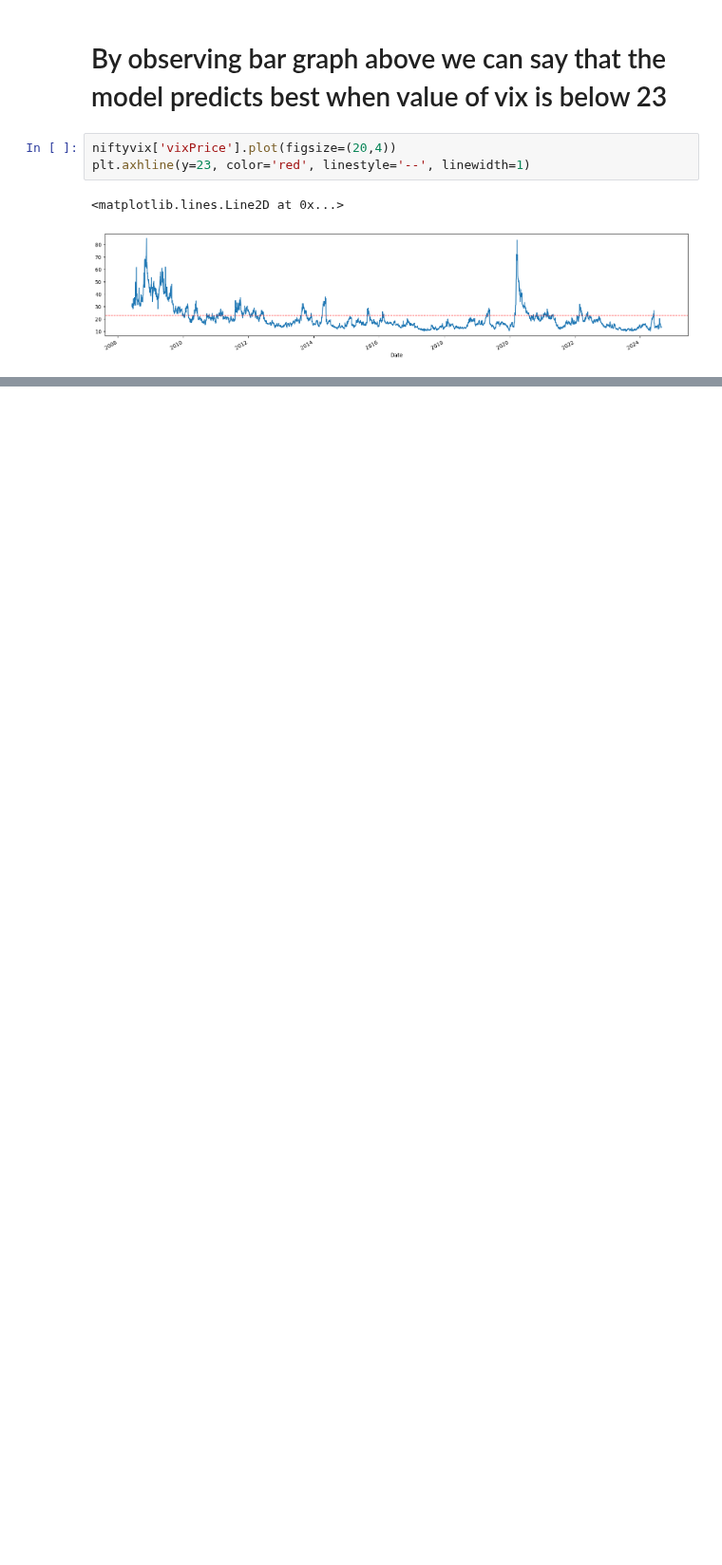
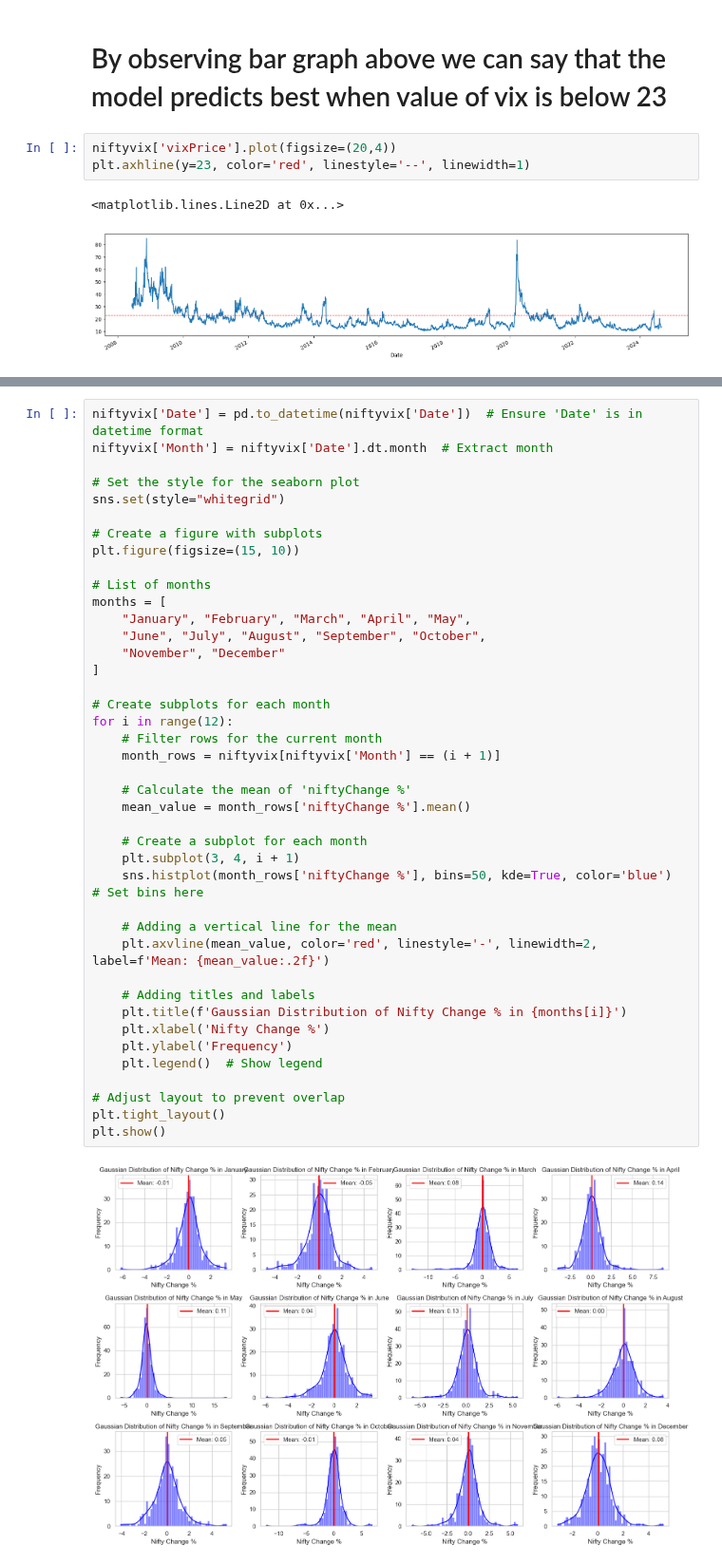
Before and after one commit to albertodavincishekhawat/IndiaVIXanalysis, a Jupyter notebook: AnalysingIndiaVIXdata.ipynb, the cells around one changed output, grey strips where cells are left out. Shown at 95% size. Cells and saved outputs as stored; diff of their text form; blank space fills up the shorter version.

```diff
--- a/AnalysingIndiaVIXdata.ipynb
+++ b/AnalysingIndiaVIXdata.ipynb
@@ -896,0 +940,43 @@ plt.axhline(y=23, color='red', linestyle='--', linewidth=1)
+# %%
+niftyvix['Date'] = pd.to_datetime(niftyvix['Date'])  # Ensure 'Date' is in datetime format
+niftyvix['Month'] = niftyvix['Date'].dt.month  # Extract month
+
+# Set the style for the seaborn plot
+sns.set(style="whitegrid")
+
+# Create a figure with subplots
+plt.figure(figsize=(15, 10))
+
+# List of months
+months = [
+    "January", "February", "March", "April", "May",
+    "June", "July", "August", "September", "October",
+    "November", "December"
+]
+
+# Create subplots for each month
+for i in range(12):
+    # Filter rows for the current month
+    month_rows = niftyvix[niftyvix['Month'] == (i + 1)]
+
+    # Calculate the mean of 'niftyChange %'
+    mean_value = month_rows['niftyChange %'].mean()
+
+    # Create a subplot for each month
+    plt.subplot(3, 4, i + 1)
+    sns.histplot(month_rows['niftyChange %'], bins=50, kde=True, color='blue')  # Set bins here
+
+    # Adding a vertical line for the mean
+    plt.axvline(mean_value, color='red', linestyle='-', linewidth=2, label=f'Mean: {mean_value:.2f}')
+
+    # Adding titles and labels
+    plt.title(f'Gaussian Distribution of Nifty Change % in {months[i]}')
+    plt.xlabel('Nifty Change %')
+    plt.ylabel('Frequency')
+    plt.legend()  # Show legend
+
+# Adjust layout to prevent overlap
+plt.tight_layout()
+plt.show()
+# %% [output]
+[figure, added]
```
Also changed, not shown: parts of 6 cells of this notebook.
